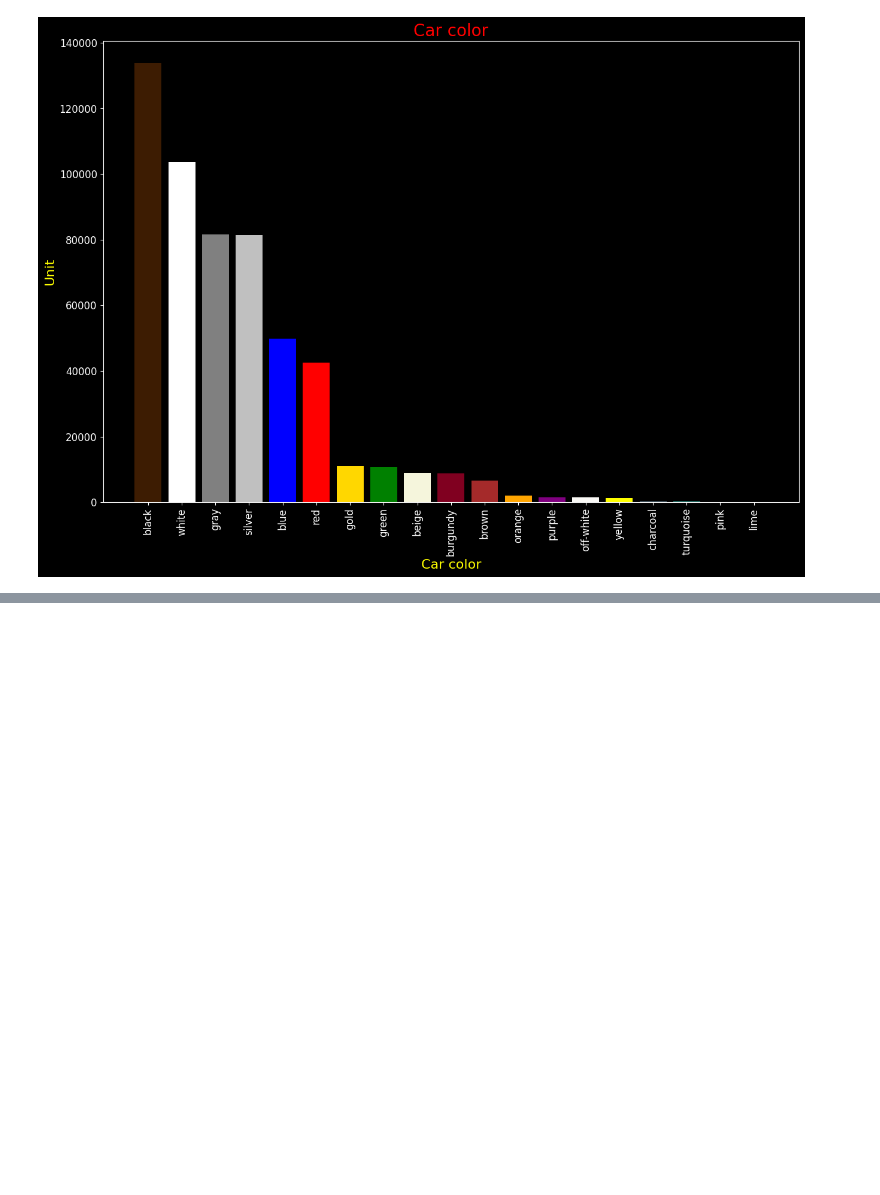
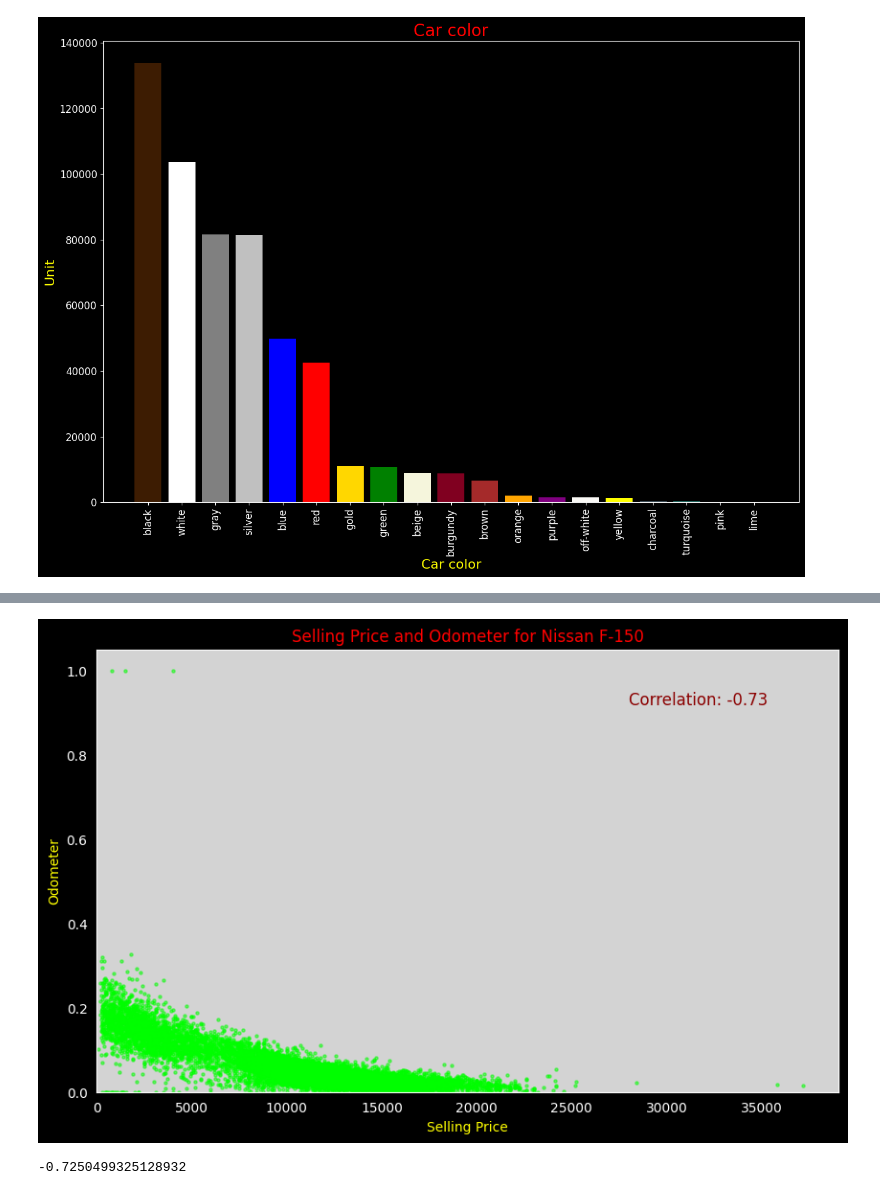
Before and after one commit to Kittisak-M/Best-Strategy-to-Buy-Car-for-Value-Concious-Customer, a Jupyter notebook: car-sales-exploratory-data-analysis.ipynb, the cells around one changed output, grey strips where cells are left out. Saved outputs shown, nothing was run; the diff lists cells and outputs as text; code cells hidden in the pictures; blank space fills up the shorter version.

```diff
--- a/car-sales-exploratory-data-analysis.ipynb
+++ b/car-sales-exploratory-data-analysis.ipynb
@@ -1118,0 +1143,35 @@ cleaned_cs
+# %%
+altima = cleaned_cs[cleaned_cs['model'] == 'altima']
+altima
+
+plt.figure(figsize=(10, 6), facecolor='black')
+plt.scatter(x=altima['sellingprice'], y=altima['odometer'], s=5, c='lime', alpha=0.5)
+plt.xlim(left=0)
+plt.ylim(bottom=0)
+plt.xlabel('Selling Price', color='yellow')
+plt.ylabel('Odometer', color='yellow')
+plt.title('Selling Price and Odometer for Nissan F-150', color='red')
+plt.xticks(color='white')
+plt.yticks(color='white')
+plt.gca().set_facecolor('lightgray')
+
+ax = plt.gca()
+for spine in ax.spines.values():
+    spine.set_edgecolor('white')
+
+
+plt.text(x=altima['sellingprice'].max() - (altima['sellingprice'].max() - altima['sellingprice'].min()) * 0.05,
+         y=altima['odometer'].max() - (altima['odometer'].max() - altima['odometer'].min()) * 0.05,
+         s=f'Correlation: {corr:.2f}',
+         fontsize=12,
+         color='darkred',
+         horizontalalignment='right',
+         verticalalignment='top')
+
+plt.show()
+# %% [output]
+[figure, added]
+# %%
+corr
+# %% [output]
+-0.7250499325128932
```
Also changed, not shown: parts of 13 cells of this notebook.
